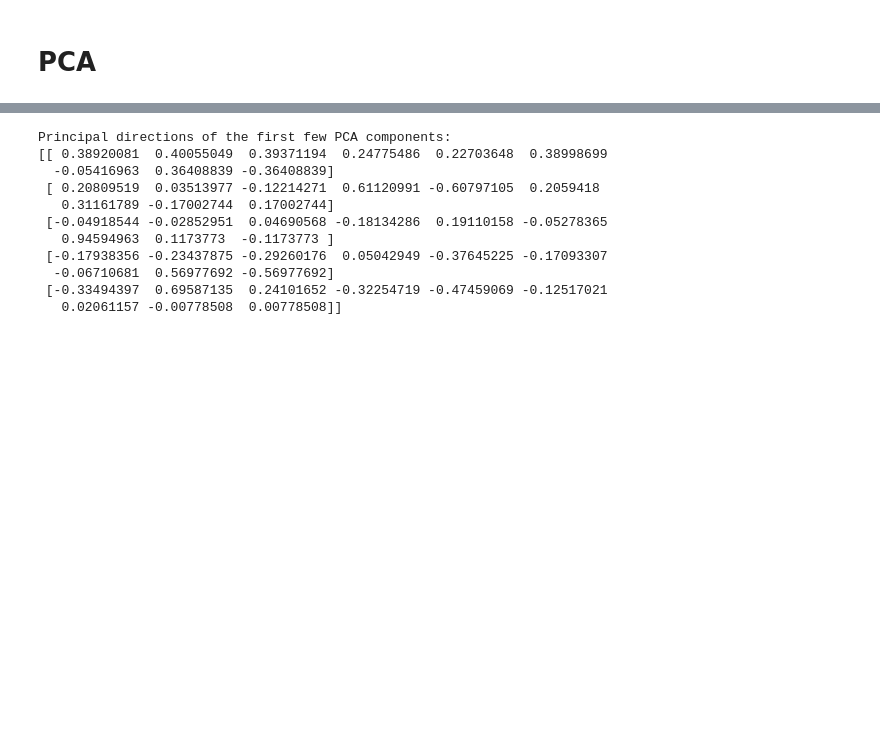
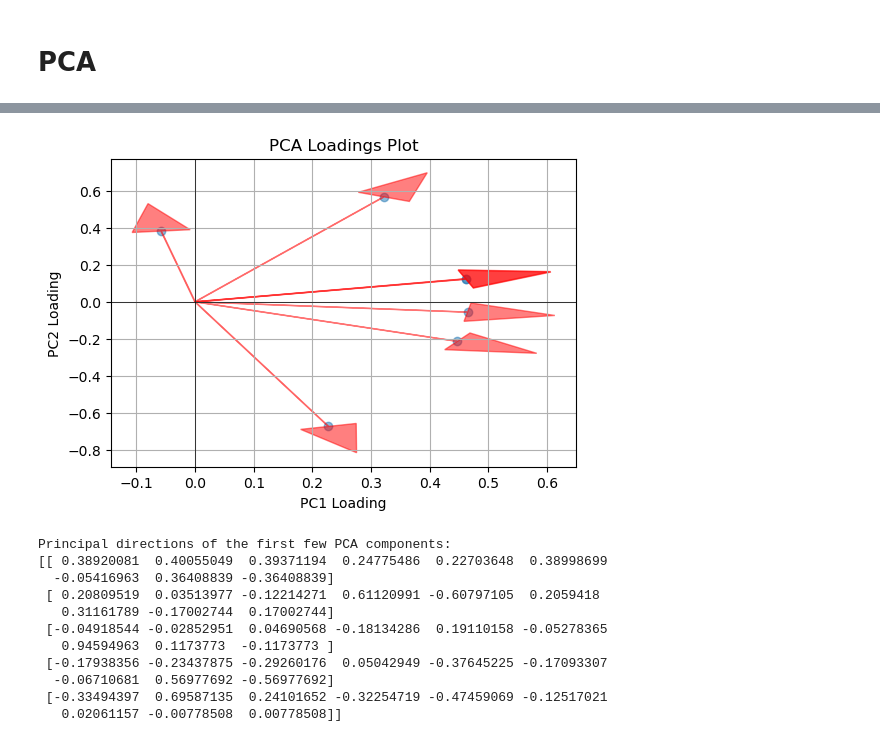
Before and after one commit to dzzz707/02450project1-group66, a Jupyter notebook: group66.ipynb, the cells around one changed output, grey strips where cells are left out. Drawn from its saved outputs; the diff is of its cells as text; code cells hidden in the pictures; blank space fills up the shorter version.

```diff
--- a/group66.ipynb
+++ b/group66.ipynb
@@ -178 +199,19 @@ plt.show()
+# %%
+loadings = pca.components_
+
+plt.figure(figsize=(6, 4))
+plt.scatter(loadings[0], loadings[1], alpha=0.5)
+plt.title('PCA Loadings Plot')
+plt.xlabel('PC1 Loading')
+plt.ylabel('PC2 Loading')
+
+for i in range(len(loadings[0])):
+    plt.arrow(0, 0, loadings[0, i], loadings[1, i], color='r', alpha=0.5, head_width=0.1)
+
+plt.grid()
+plt.axhline(0, color='black', linewidth=0.5)
+plt.axvline(0, color='black', linewidth=0.5)
+plt.show()
+# %% [output]
+[figure, added]
 # %%
```
Also changed, not shown: parts of 5 cells of this notebook.
